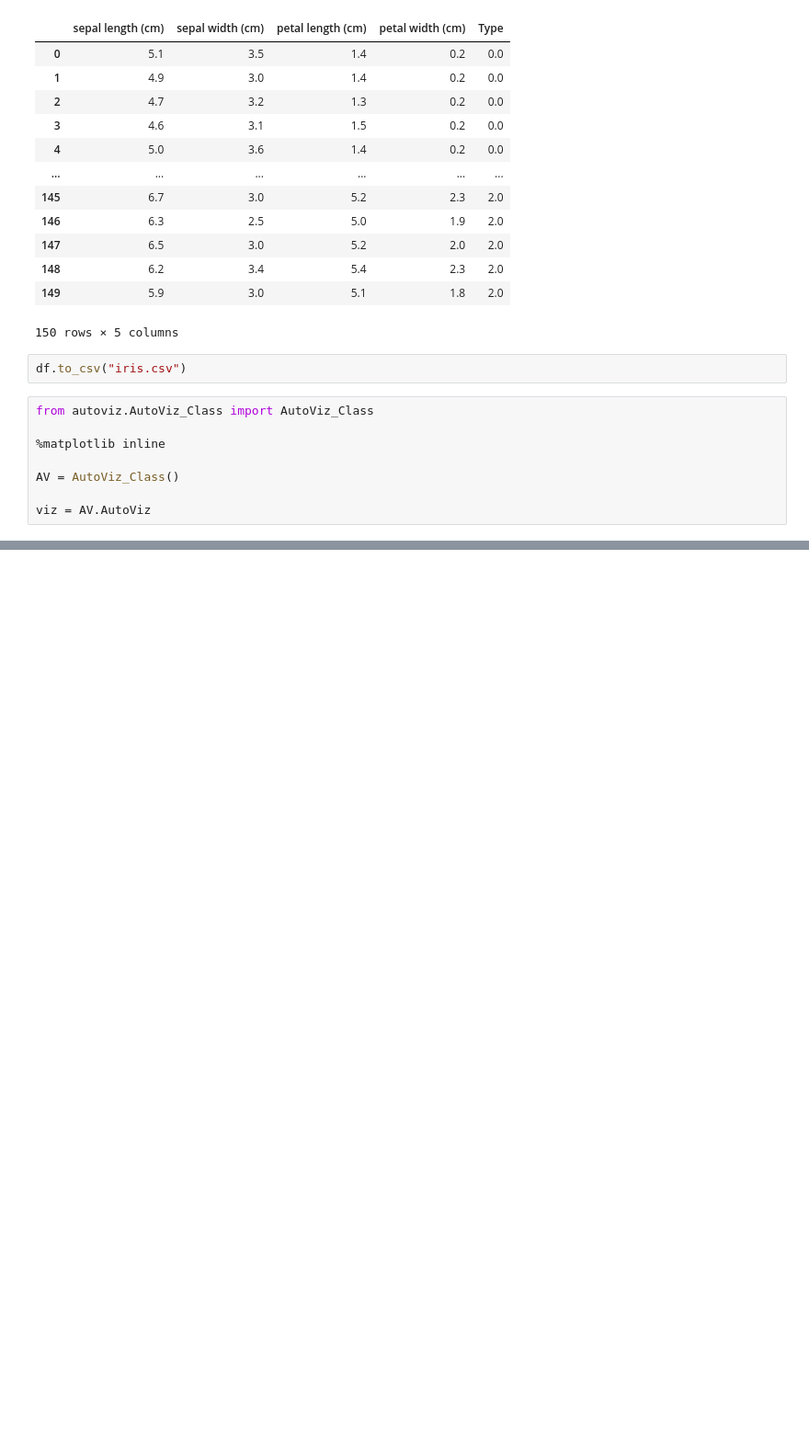
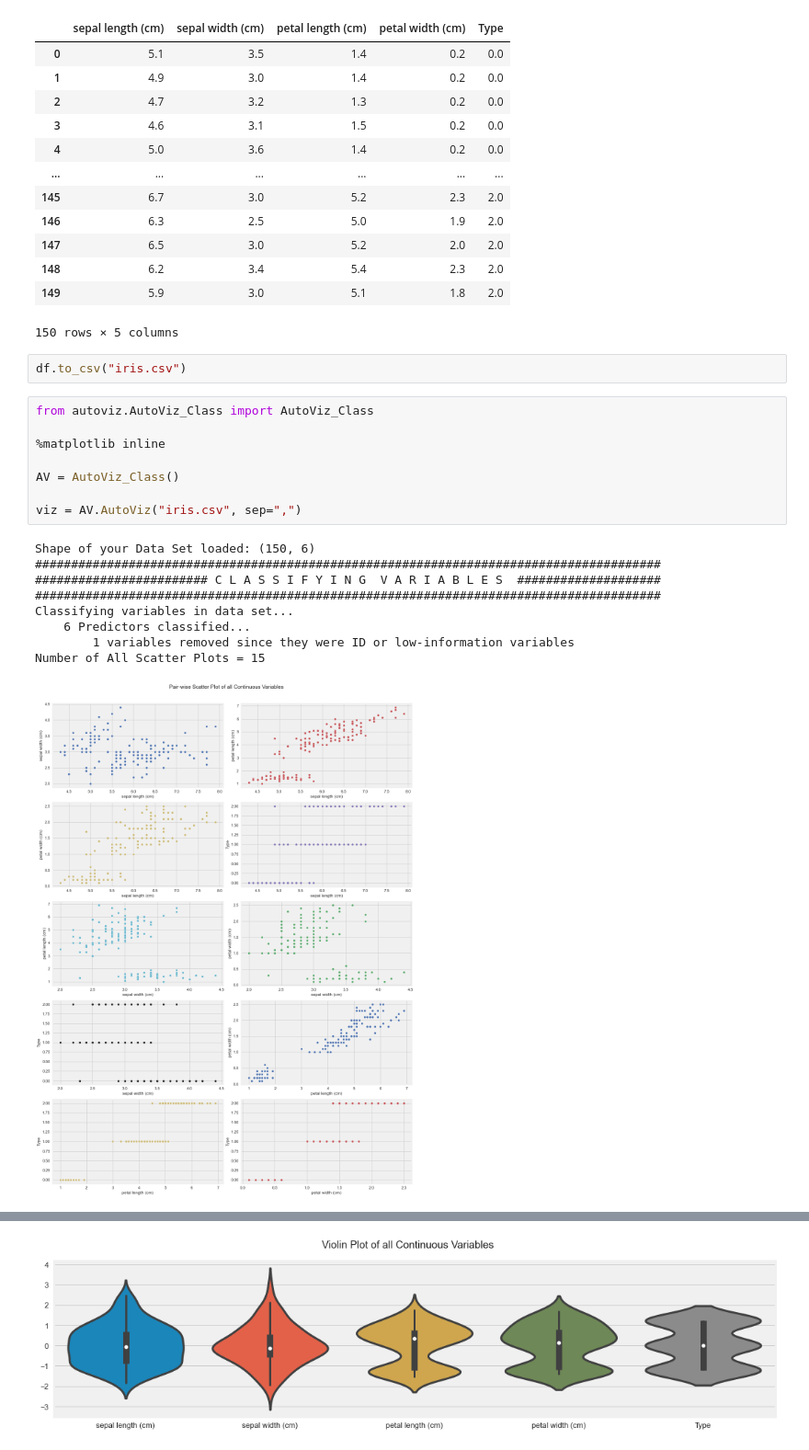
Before and after one commit to Al-khali/auto_viz, a Jupyter notebook: test_autoviz.ipynb, the cells around one changed output, grey strips where cells are left out. Shown at 92% size. Drawn from its saved outputs; the diff is of its cells as text; blank space fills up the shorter version.

```diff
--- a/test_autoviz.ipynb
+++ b/test_autoviz.ipynb
@@ -76,8 +76,18 @@ df.to_csv("iris.csv")
 # %%
 from autoviz.AutoViz_Class import AutoViz_Class
 
 %matplotlib inline
 
 AV = AutoViz_Class()
 
-viz = AV.AutoViz
+viz = AV.AutoViz("iris.csv", sep=",")
+# %% [output]
+Shape of your Data Set loaded: (150, 6)
+#######################################################################################
+######################## C L A S S I F Y I N G  V A R I A B L E S  ####################
+#######################################################################################
+Classifying variables in data set...
+    6 Predictors classified...
+        1 variables removed since they were ID or low-information variables
+Number of All Scatter Plots = 15
+[figure, added]
@@ -83,0 +95 @@ viz = AV.AutoViz
+[figure, added]
```
Also changed, not shown: parts of 2 cells of this notebook, 4 other files.
